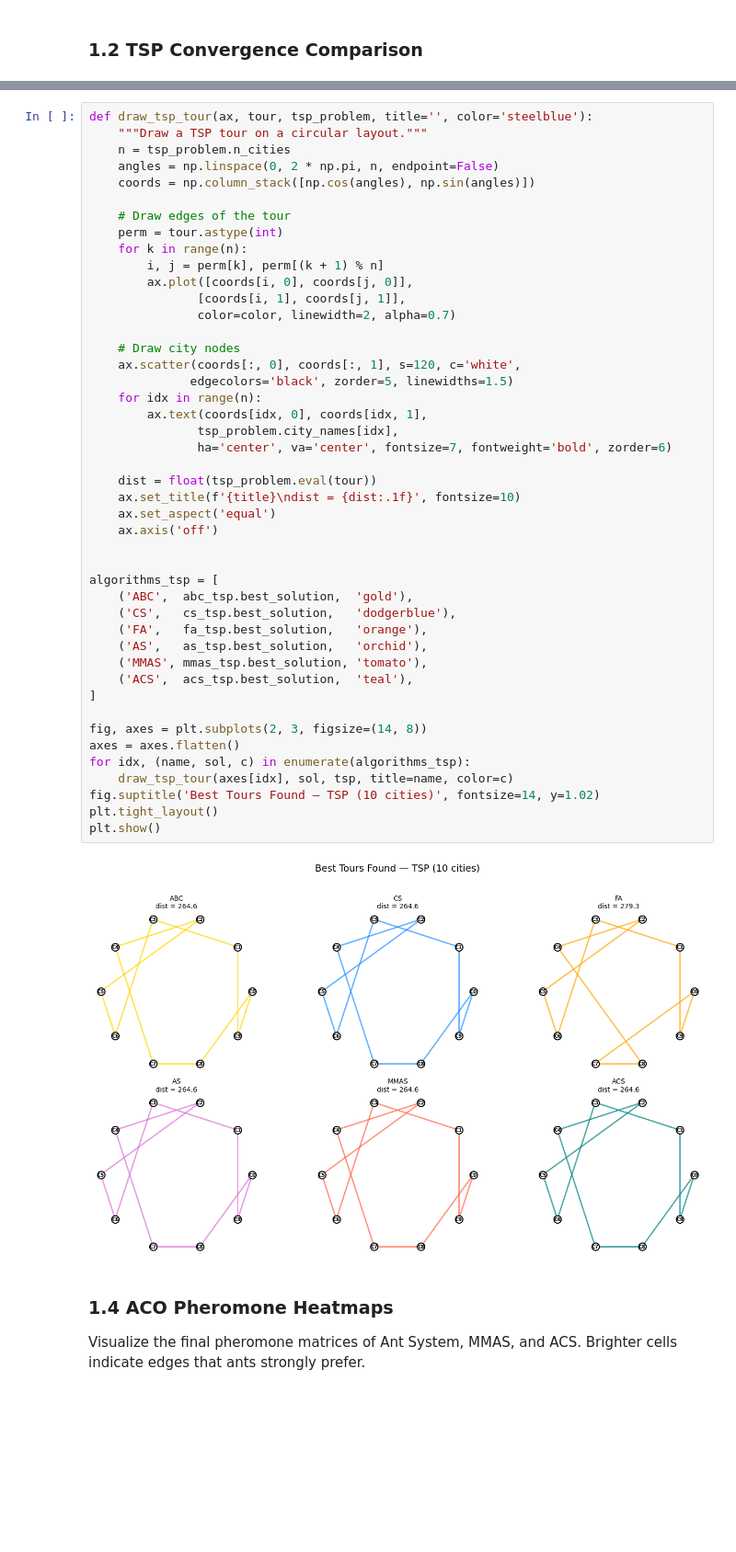
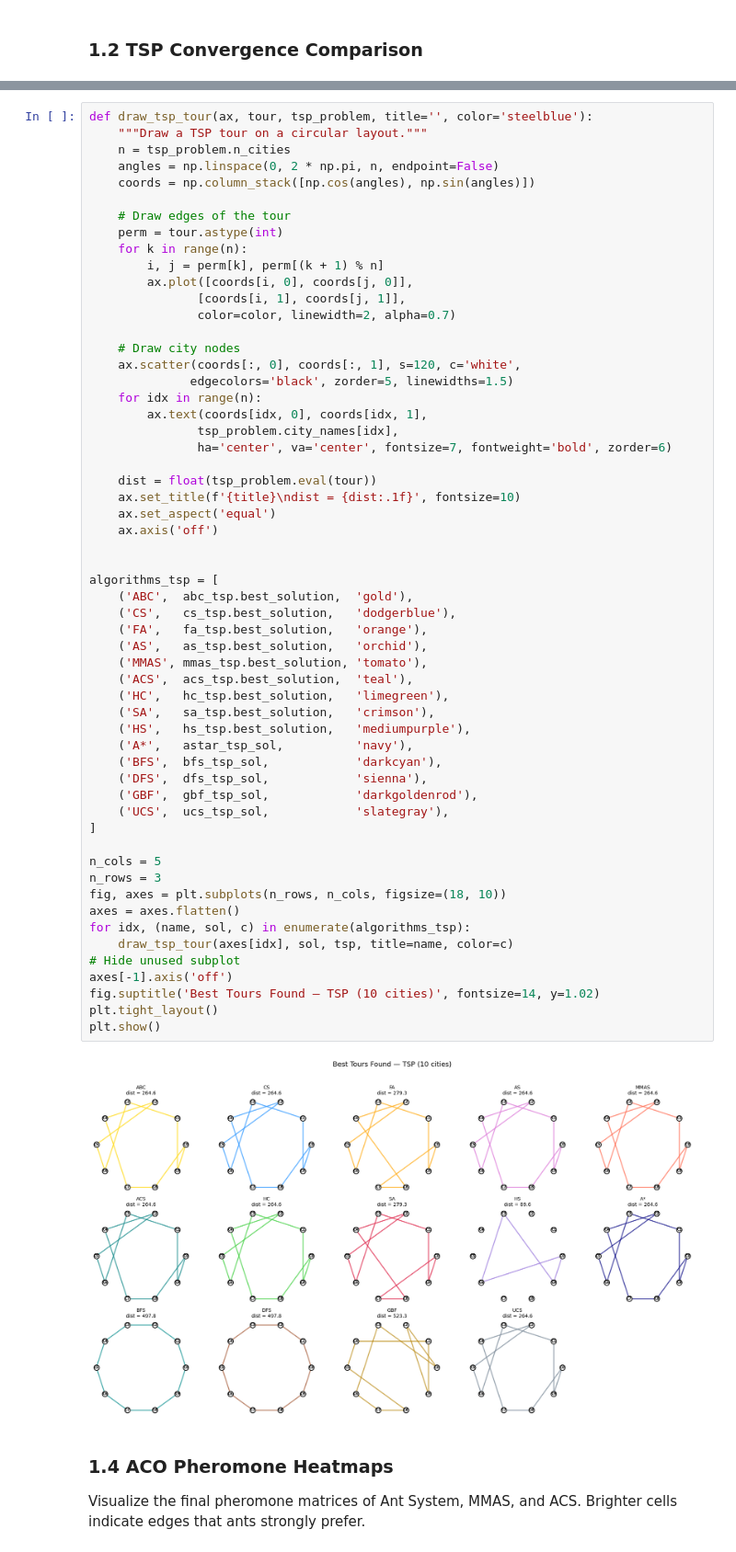
Before and after one commit to NgTHung/CSC14003-AIP1, a Jupyter notebook: docs/visualize_discrete.ipynb, the cells around one changed output, grey strips where cells are left out. Shown at 92% size. Drawn from its saved outputs; the diff is of its cells as text; blank space fills up the shorter version.

```diff
--- a/docs/visualize_discrete.ipynb
+++ b/docs/visualize_discrete.ipynb
@@ -168,35 +266,47 @@ def draw_tsp_tour(ax, tour, tsp_problem, title='', color='steelblue'):
     # Draw city nodes
     ax.scatter(coords[:, 0], coords[:, 1], s=120, c='white',
               edgecolors='black', zorder=5, linewidths=1.5)
     for idx in range(n):
         ax.text(coords[idx, 0], coords[idx, 1],
                tsp_problem.city_names[idx],
                ha='center', va='center', fontsize=7, fontweight='bold', zorder=6)
 
     dist = float(tsp_problem.eval(tour))
     ax.set_title(f'{title}\ndist = {dist:.1f}', fontsize=10)
     ax.set_aspect('equal')
     ax.axis('off')
 
 
 algorithms_tsp = [
     ('ABC',  abc_tsp.best_solution,  'gold'),
     ('CS',   cs_tsp.best_solution,   'dodgerblue'),
     ('FA',   fa_tsp.best_solution,   'orange'),
     ('AS',   as_tsp.best_solution,   'orchid'),
     ('MMAS', mmas_tsp.best_solution, 'tomato'),
     ('ACS',  acs_tsp.best_solution,  'teal'),
+    ('HC',   hc_tsp.best_solution,   'limegreen'),
+    ('SA',   sa_tsp.best_solution,   'crimson'),
+    ('HS',   hs_tsp.best_solution,   'mediumpurple'),
+    ('A*',   astar_tsp_sol,          'navy'),
+    ('BFS',  bfs_tsp_sol,            'darkcyan'),
+    ('DFS',  dfs_tsp_sol,            'sienna'),
+    ('GBF',  gbf_tsp_sol,            'darkgoldenrod'),
+    ('UCS',  ucs_tsp_sol,            'slategray'),
 ]
 
-fig, axes = plt.subplots(2, 3, figsize=(14, 8))
+n_cols = 5
+n_rows = 3
+fig, axes = plt.subplots(n_rows, n_cols, figsize=(18, 10))
 axes = axes.flatten()
 for idx, (name, sol, c) in enumerate(algorithms_tsp):
     draw_tsp_tour(axes[idx], sol, tsp, title=name, color=c)
+# Hide unused subplot
+axes[-1].axis('off')
 fig.suptitle('Best Tours Found — TSP (10 cities)', fontsize=14, y=1.02)
 plt.tight_layout()
 plt.show()
 # %% [output]
-[figure, old version]
+[figure, new version]
 # %% [markdown]
 ### 1.4 ACO Pheromone Heatmaps
 
```
Also changed, not shown: parts of 14 cells of this notebook.
